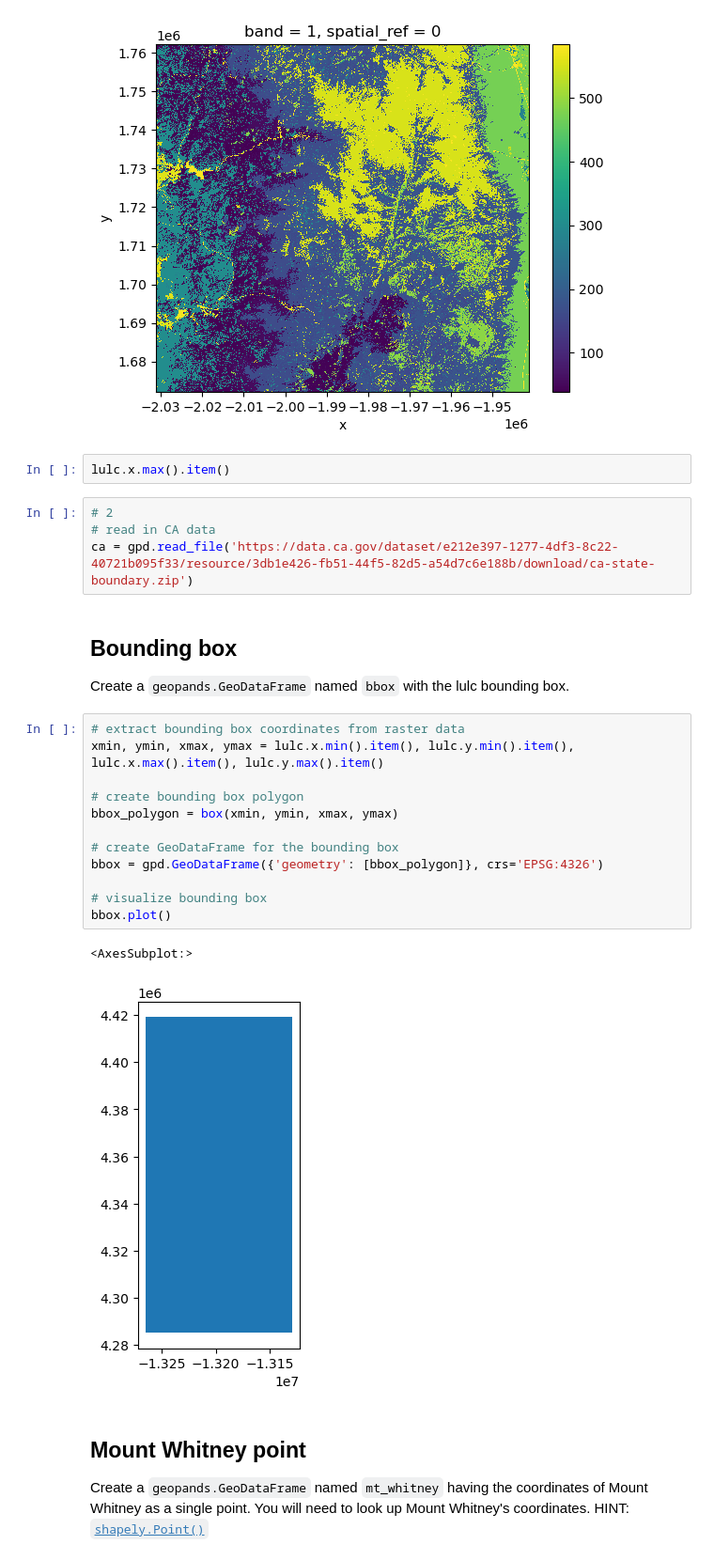
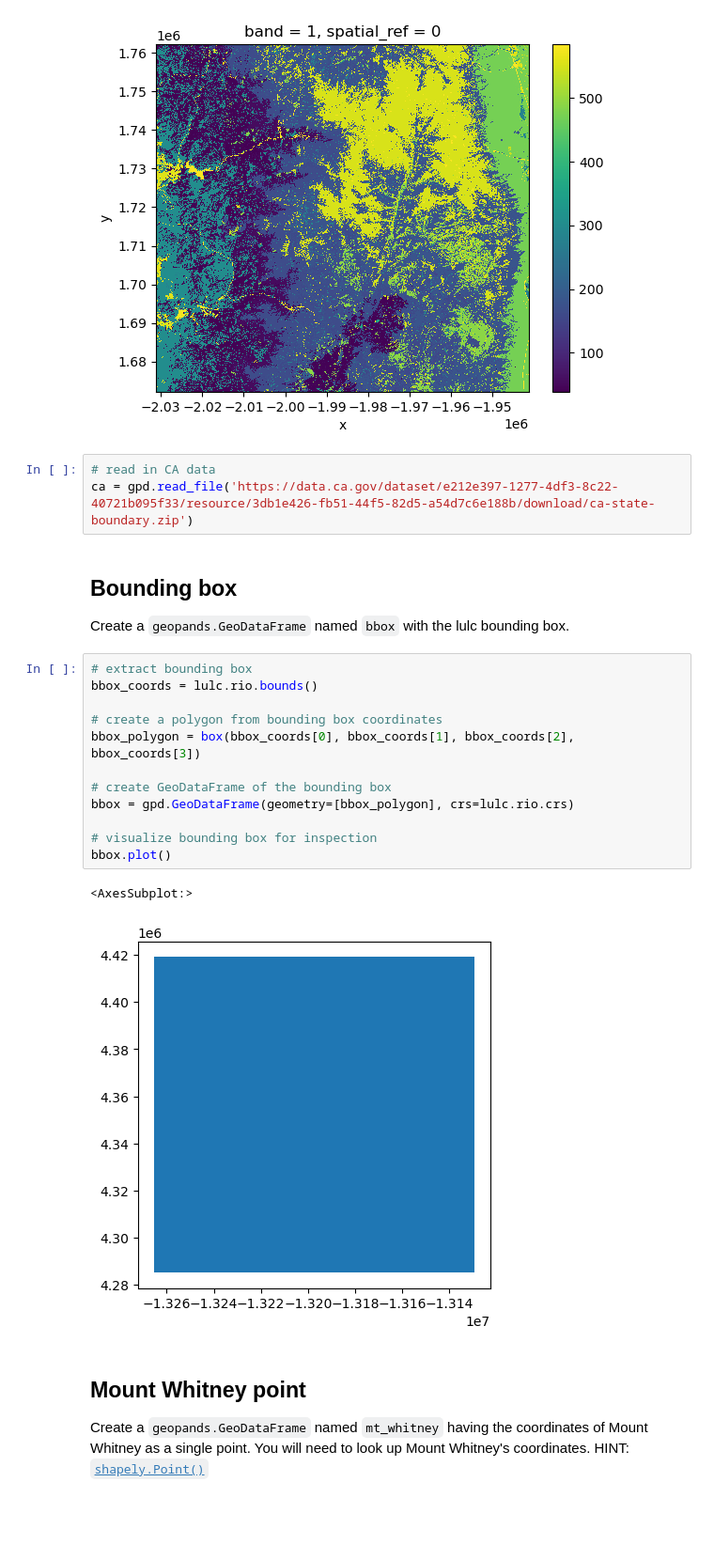
Before and after one commit to maxwellpatt/eds220-hwk-4, a Jupyter notebook: hwk4-task1-whitney-map.ipynb, the cells around one changed output. Shown at 94% size. Cells and saved outputs as stored; diff of their text form; blank space fills up the shorter version.

```diff
--- a/hwk4-task1-whitney-map.ipynb
+++ b/hwk4-task1-whitney-map.ipynb
@@ -167,30 +165,27 @@ lulc.plot()
 # %% [output]
 <matplotlib.collections.QuadMesh at 0x...>
 [figure]
-# %%
-lulc.x.max().item()
 # %%
-# 2
 # read in CA data
 ca = gpd.read_file('https://data.ca.gov/dataset/e212e397-1277-4df3-8c22-40721b095f33/resource/3db1e426-fb51-44f5-82d5-a54d7c6e188b/download/ca-state-boundary.zip')
 # %% [markdown]
 ## Bounding box
 Create a `geopands.GeoDataFrame` named `bbox` with the lulc bounding box.
 # %%
-# extract bounding box coordinates from raster data
-xmin, ymin, xmax, ymax = lulc.x.min().item(), lulc.y.min().item(), lulc.x.max().item(), lulc.y.max().item()
+# extract bounding box
+bbox_coords = lulc.rio.bounds()
 
-# create bounding box polygon
-bbox_polygon = box(xmin, ymin, xmax, ymax)
+# create a polygon from bounding box coordinates
+bbox_polygon = box(bbox_coords[0], bbox_coords[1], bbox_coords[2], bbox_coords[3])
 
-# create GeoDataFrame for the bounding box
-bbox = gpd.GeoDataFrame({'geometry': [bbox_polygon]}, crs='EPSG:4326')
+# create GeoDataFrame of the bounding box
+bbox = gpd.GeoDataFrame(geometry=[bbox_polygon], crs=lulc.rio.crs)
 
-# visualize bounding box
+# visualize bounding box for inspection
 bbox.plot()
 # %% [output]
 <AxesSubplot:>
-[figure, old version]
+[figure, new version]
 # %% [markdown]
 ## Mount Whitney point
 Create a `geopands.GeoDataFrame` named `mt_whitney` having the coordinates of Mount Whitney as a single point. You will need to look up Mount Whitney's coordinates. HINT: [`shapely.Point()`](https://shapely.readthedocs.io/en/stable/reference/shapely.Point.html)
```
Also changed, not shown: parts of 6 cells of this notebook, 1 other file.
